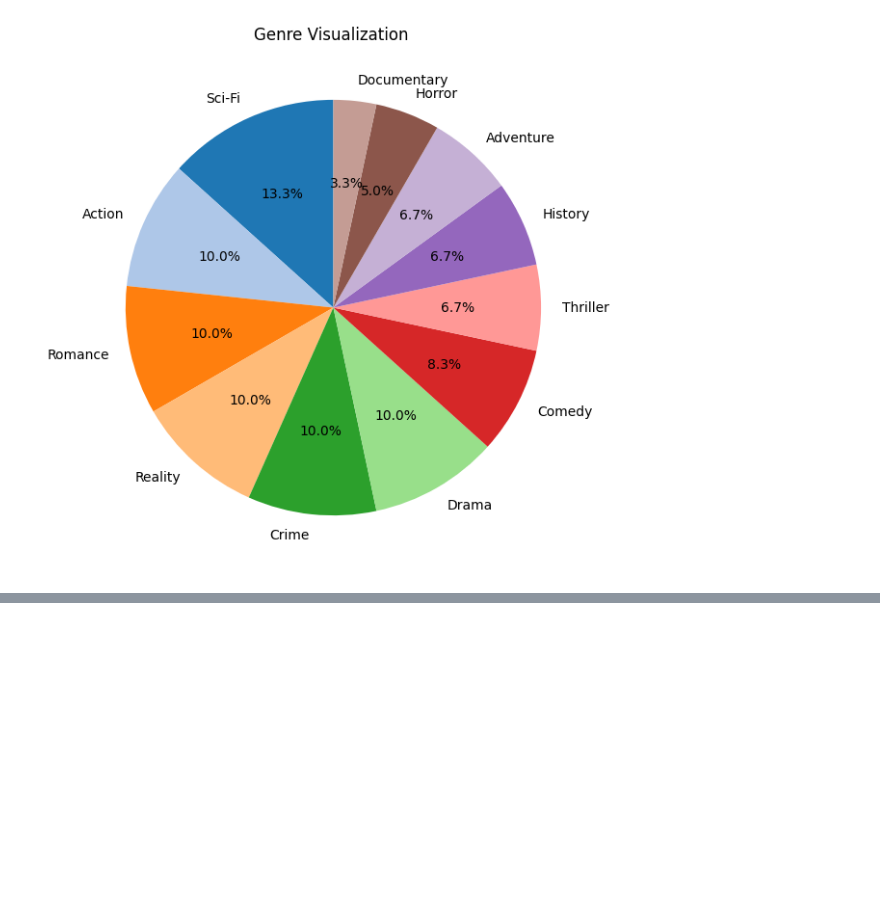
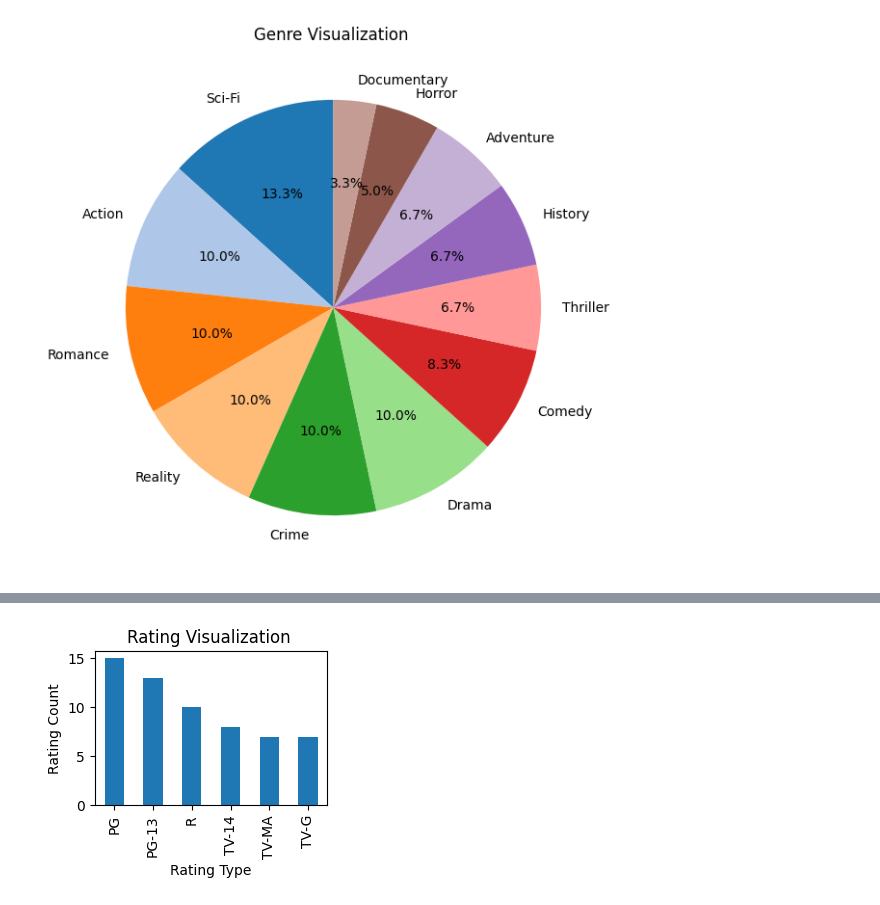
Before and after one commit to minSara02-FromTheStart/Pandas_Daily_Practice, a Jupyter notebook: Netflix Content Analysis/Netflix.ipynb, the cells around one changed output, grey strips where cells are left out. Drawn from its saved outputs; the diff is of its cells as text; code cells hidden in the pictures; blank space fills up the shorter version.

```diff
--- a/Netflix Content Analysis/Netflix.ipynb
+++ b/Netflix Content Analysis/Netflix.ipynb
@@ -96,3 +96,7 @@ plt.ylabel("")
 plt.show()
 # %% [output]
 [figure]
+# %%
+#What ratings are most common?
+rating_count = df["rating"].value_counts()
+print("Rating : ", rating_count)
@@ -98,0 +112,11 @@ plt.show()
+# %%
+#Visiulization
+
+plt.figure(figsize=(3,2))
+rating_count.plot(kind="bar")
+plt.title("Rating Visualization ")
+plt.xlabel("Rating Type")
+plt.ylabel("Rating Count")
+plt.show()
+# %% [output]
+[figure, added]
```
Also changed, not shown: parts of 1 cell of this notebook.
